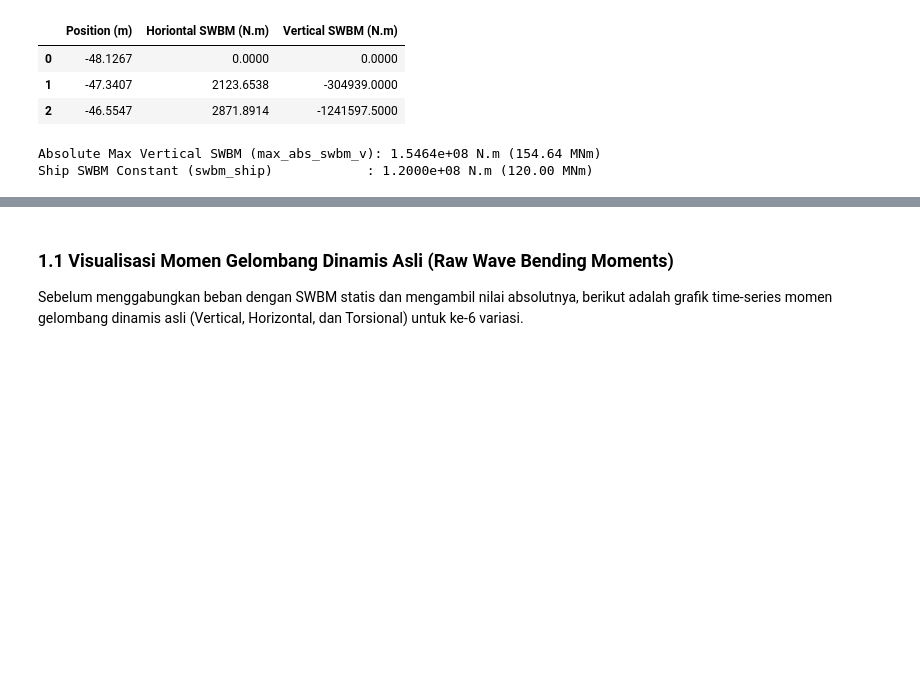
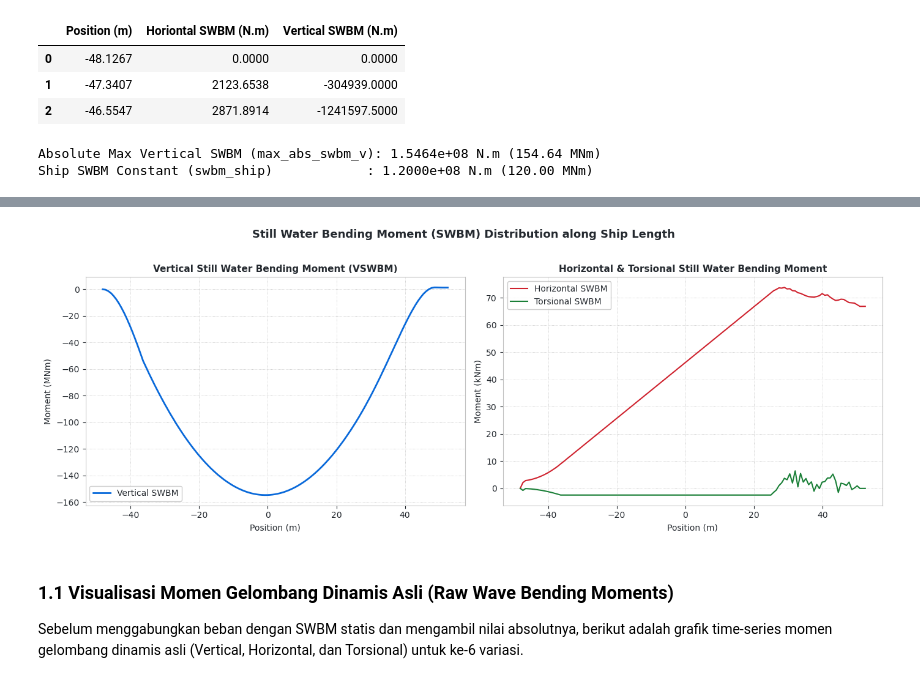
Before and after one commit to lintang-alnjeporowiy/tugas-keandalan, a Jupyter notebook: main.ipynb, the cells around one changed output, grey strips where cells are left out. Drawn from its saved outputs; the diff is of its cells as text; code cells hidden in the pictures; blank space fills up the shorter version.

```diff
--- a/main.ipynb
+++ b/main.ipynb
@@ -75,3 +78,34 @@ Ship SWBM Constant (swbm_ship)            : 1.2000e+08 N.m (120.00 MNm)
+# %%
+# Visualisasi Still Water Bending Moment (SWBM) sepanjang panjang kapal
+fig, (ax1, ax2) = plt.subplots(1, 2, figsize=(14, 5))
+fig.patch.set_facecolor(BG)
+
+# Plot Vertical SWBM
+ax1.set_facecolor(BG)
+ax1.plot(df_swbm['Position (m)'], df_swbm['Vertical SWBM (N.m)'] / 1e6, color=COLORS['vert'], lw=2.0, label='Vertical SWBM')
+ax1.set_title('Vertical Still Water Bending Moment (VSWBM)', fontsize=11, fontweight='bold', color=TEXT)
+ax1.set_xlabel('Position (m)', fontsize=10, color=TEXT)
+ax1.set_ylabel('Moment (MNm)', fontsize=10, color=TEXT)
+ax1.grid(True, color=SPINE, linestyle=':')
+ax1.tick_params(colors=TEXT)
+ax1.legend(edgecolor=SPINE, facecolor=BG, labelcolor=TEXT)
+
+# Plot Horizontal and Torsional SWBM
+ax2.set_facecolor(BG)
+ax2.plot(df_swbm['Position (m)'], df_swbm['Horiontal SWBM (N.m)'] / 1e3, color=COLORS['lat'], lw=1.5, label='Horizontal SWBM')
+ax2.plot(df_swbm['Position (m)'], df_swbm['Torsional SWBM (N.m)'] / 1e3, color=COLORS['tors'], lw=1.5, label='Torsional SWBM')
+ax2.set_title('Horizontal & Torsional Still Water Bending Moment', fontsize=11, fontweight='bold', color=TEXT)
+ax2.set_xlabel('Position (m)', fontsize=10, color=TEXT)
+ax2.set_ylabel('Moment (kNm)', fontsize=10, color=TEXT)
+ax2.grid(True, color=SPINE, linestyle=':')
+ax2.tick_params(colors=TEXT)
+ax2.legend(edgecolor=SPINE, facecolor=BG, labelcolor=TEXT)
+
+plt.suptitle('Still Water Bending Moment (SWBM) Distribution along Ship Length', fontsize=13, fontweight='bold', color=TEXT, y=1.02)
+plt.tight_layout()
+plt.show()
+# %% [output]
+[figure, added]
 # %% [markdown]
 ### 1.1 Visualisasi Momen Gelombang Dinamis Asli (Raw Wave Bending Moments)
 Sebelum menggabungkan beban dengan SWBM statis dan mengambil nilai absolutnya, berikut adalah grafik time-series momen gelombang dinamis asli (Vertical, Horizontal, dan Torsional) untuk ke-6 variasi.
```
Also changed, not shown: parts of 1 cell of this notebook, 2 other files.
